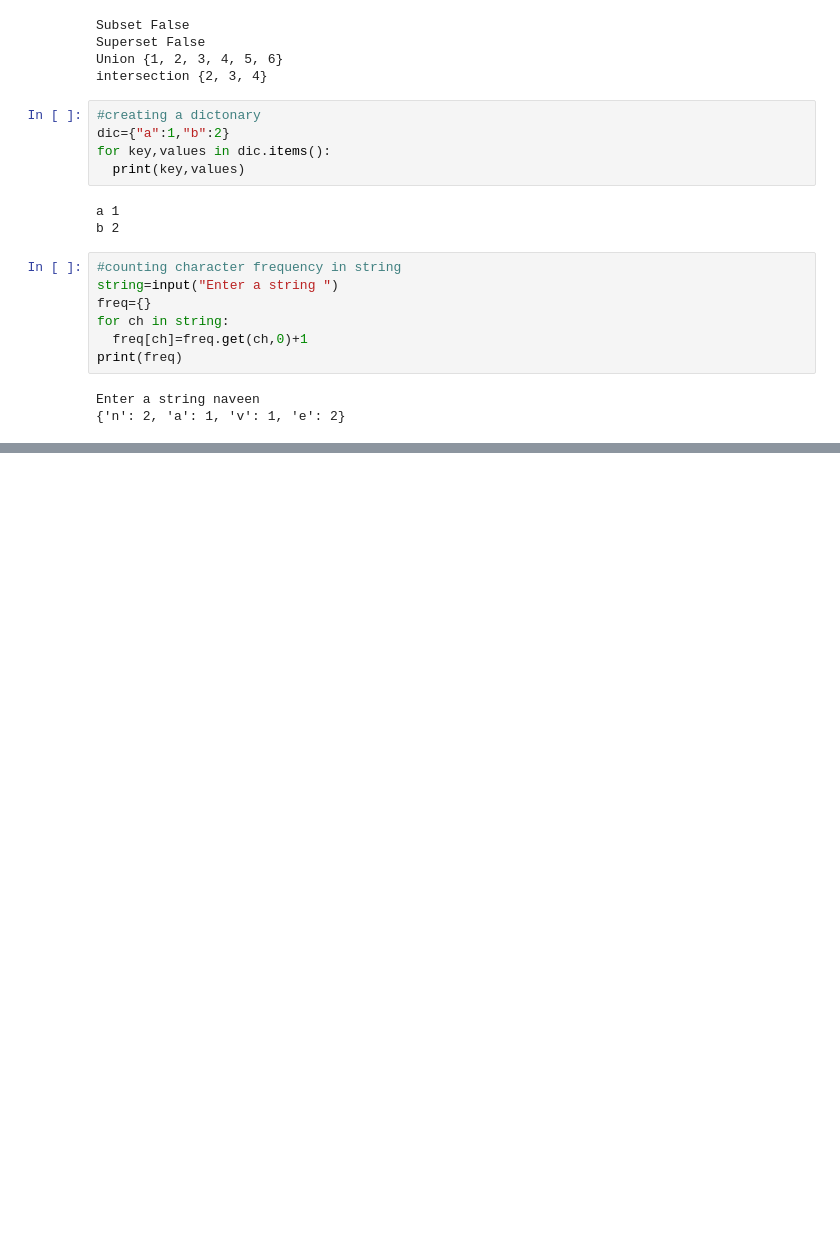
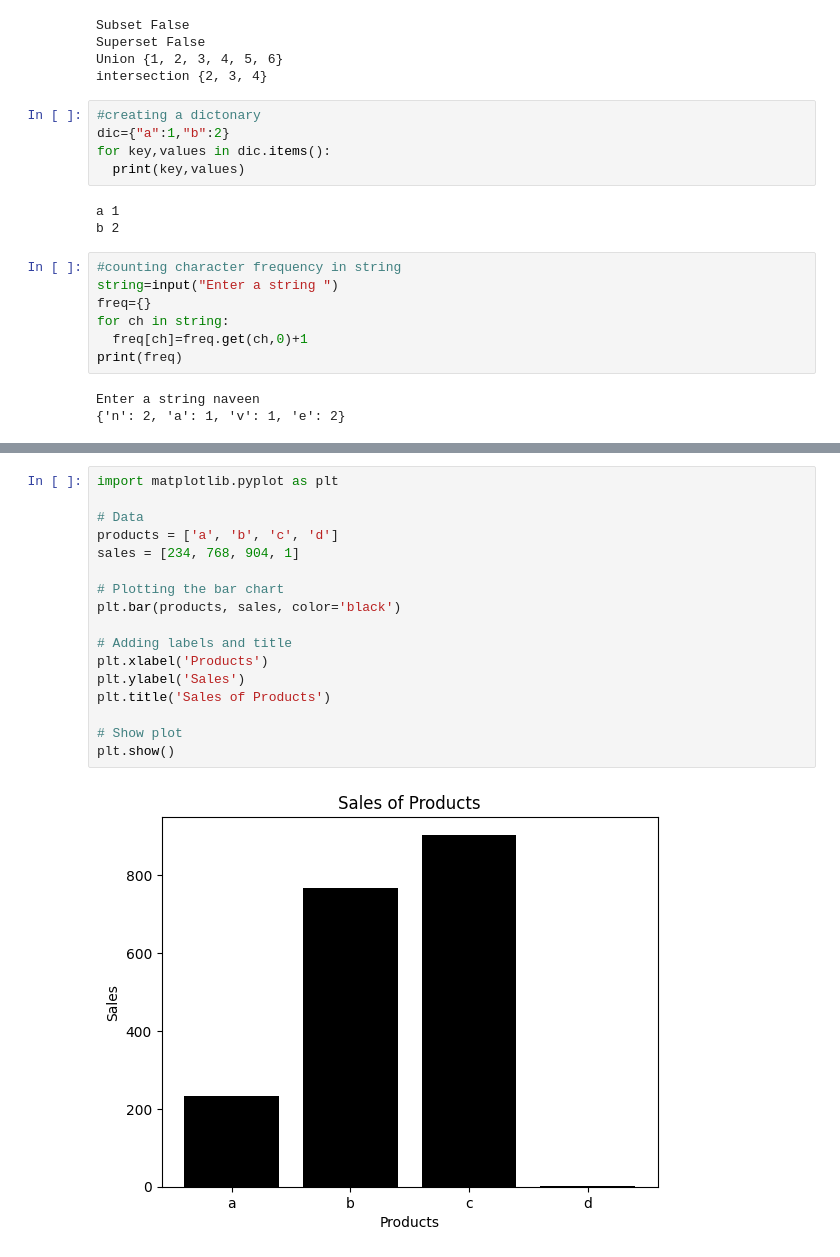
Before and after one commit to irinemb/ASIET, a Jupyter notebook: python.ipynb, the cells around one changed output, grey strips where cells are left out. Drawn from its saved outputs; the diff is of its cells as text; blank space fills up the shorter version.

```diff
--- a/python.ipynb
+++ b/python.ipynb
@@ -381,0 +442,19 @@ Enter a string naveen
+# %%
+import matplotlib.pyplot as plt
+
+# Data
+products = ['a', 'b', 'c', 'd']
+sales = [234, 768, 904, 1]
+
+# Plotting the bar chart
+plt.bar(products, sales, color='black')
+
+# Adding labels and title
+plt.xlabel('Products')
+plt.ylabel('Sales')
+plt.title('Sales of Products')
+
+# Show plot
+plt.show()
+# %% [output]
+[figure, added]
```
Also changed, not shown: parts of 8 cells of this notebook.
